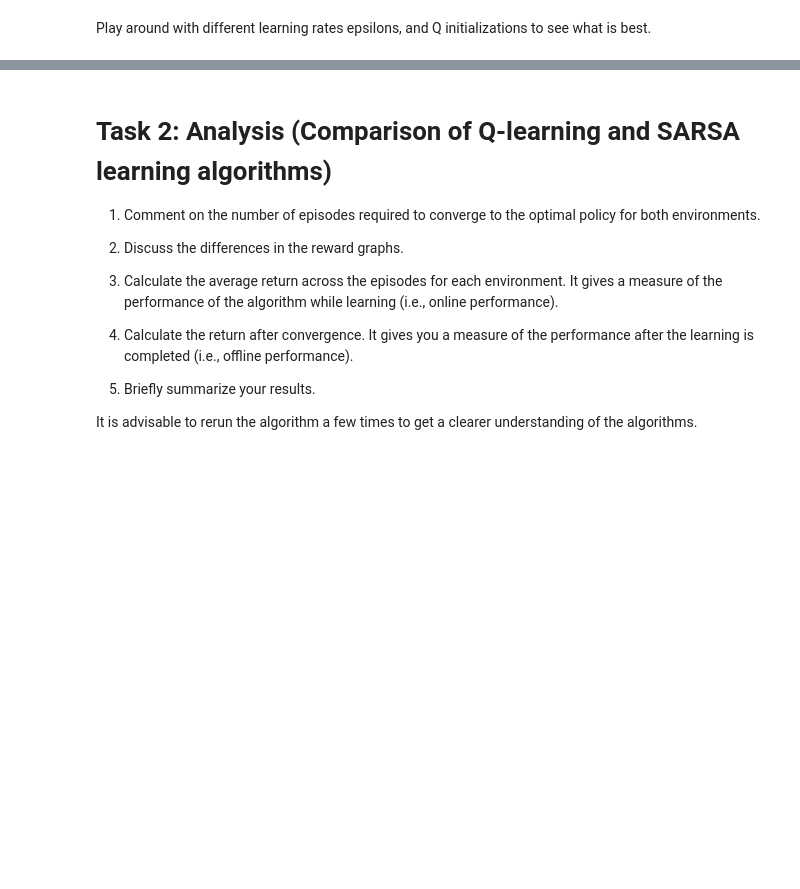
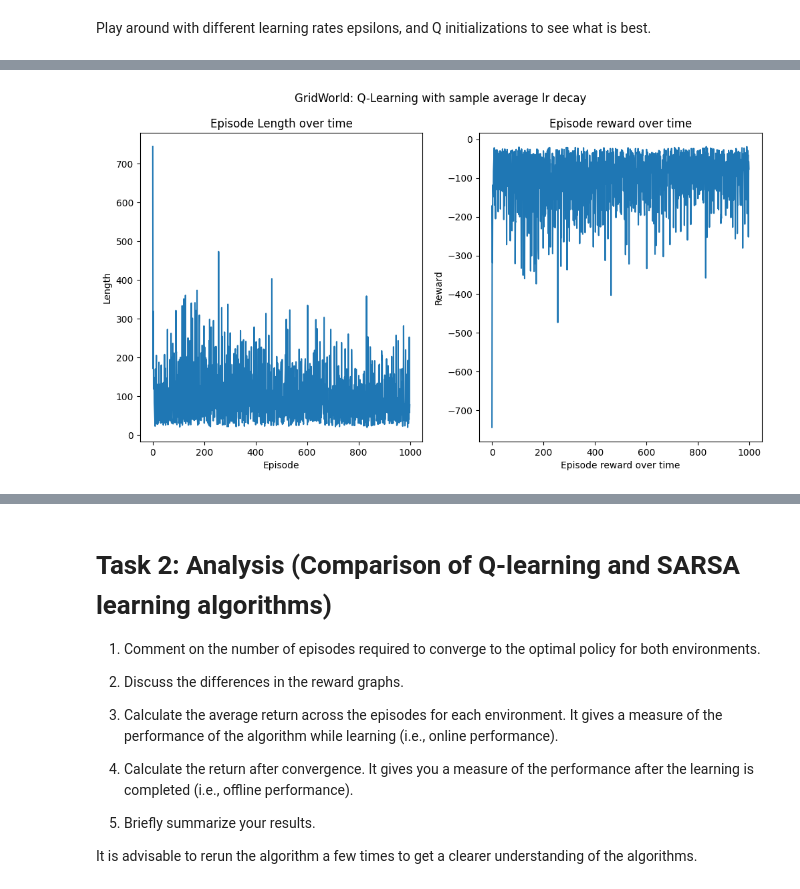
Before and after one commit to Hanjianlee/IT5005, a Jupyter notebook: assignment3/IT5005_AI_Assignment 3-3.ipynb, the cells around one changed output, grey strips where cells are left out. Drawn from its saved outputs; the diff is of its cells as text; code cells hidden in the pictures; blank space fills up the shorter version.

```diff
--- a/assignment3/IT5005_AI_Assignment 3-3.ipynb
+++ b/assignment3/IT5005_AI_Assignment 3-3.ipynb
@@ -398,0 +433,68 @@ plot_rate(savgol_filter(q_info["length"],51,3), savgol_filter(q_info["rewards"],
+# %%
+def q_learning_sample_average_lr_decay(env, Q, num_actions, num_episodes, epsilon, lr):
+    # Given to students
+    episode_length = [0] * num_episodes
+    total_reward_episode = [0] * num_episodes
+
+    # visited
+    visited = {i: [0] * num_actions for i in range(num_states)}
+
+
+    for episode in tqdm(range(num_episodes)):
+        state = env.reset()
+        is_done = False
+        # Implemnt Q-Learning
+
+        while not is_done:
+            # Choose action from state using behavioral policy
+            action = behavioral_policy(state, Q, num_actions, epsilon)
+            # take action in state
+            next_state, reward, is_done, _ = env.step(action)
+            # calculate TD error
+            target = reward + gamma * max(Q[next_state])
+            predict = Q[state][action]
+            error = target - predict
+
+            # make learning rate decrease with time
+            visited[state][action] += 1
+            # alpha_n = 1 / (n ^ 0.51)
+            lr = 1 / (visited[state][action])
+
+            # update Q[state][action]
+            Q[state][action] = Q[state][action] + lr * error
+            # update state as next_state
+            state = next_state
+
+            total_reward_episode[episode] += reward
+            episode_length[episode] += 1
+
+    policy = {}
+    # Write the code here
+
+    # calculate final found policy for each state
+    for s in Q:
+        policy[s] = np.argmax(Q[s])
+
+    return Q, policy, {"rewards": total_reward_episode, "length": episode_length}
+
+
+# Windy Grid World
+from WindyGridWorld import WindyGridWorld
+env = WindyGridWorld()
+env.reset()
+
+num_actions = env.action_space.n
+num_states = env.observation_space.n
+num_episodes = 1000
+lr = 0.5
+epsilon = 0.1
+gamma = 1
+
+# reset Q(s,a) as all zero before start learning
+Q = {i: [0] * num_actions for i in range(num_states)}
+
+_, _, q_info_sample_average_lr_decay = q_learning_sample_average_lr_decay(env, Q, num_actions, num_episodes, epsilon, lr)
+
+plot_rate(q_info_sample_average_lr_decay["length"], q_info_sample_average_lr_decay["rewards"], "GridWorld: Q-Learning with sample average lr decay")
+# %% [output]
+[figure, added]
```
Also changed, not shown: parts of 31 cells of this notebook.
